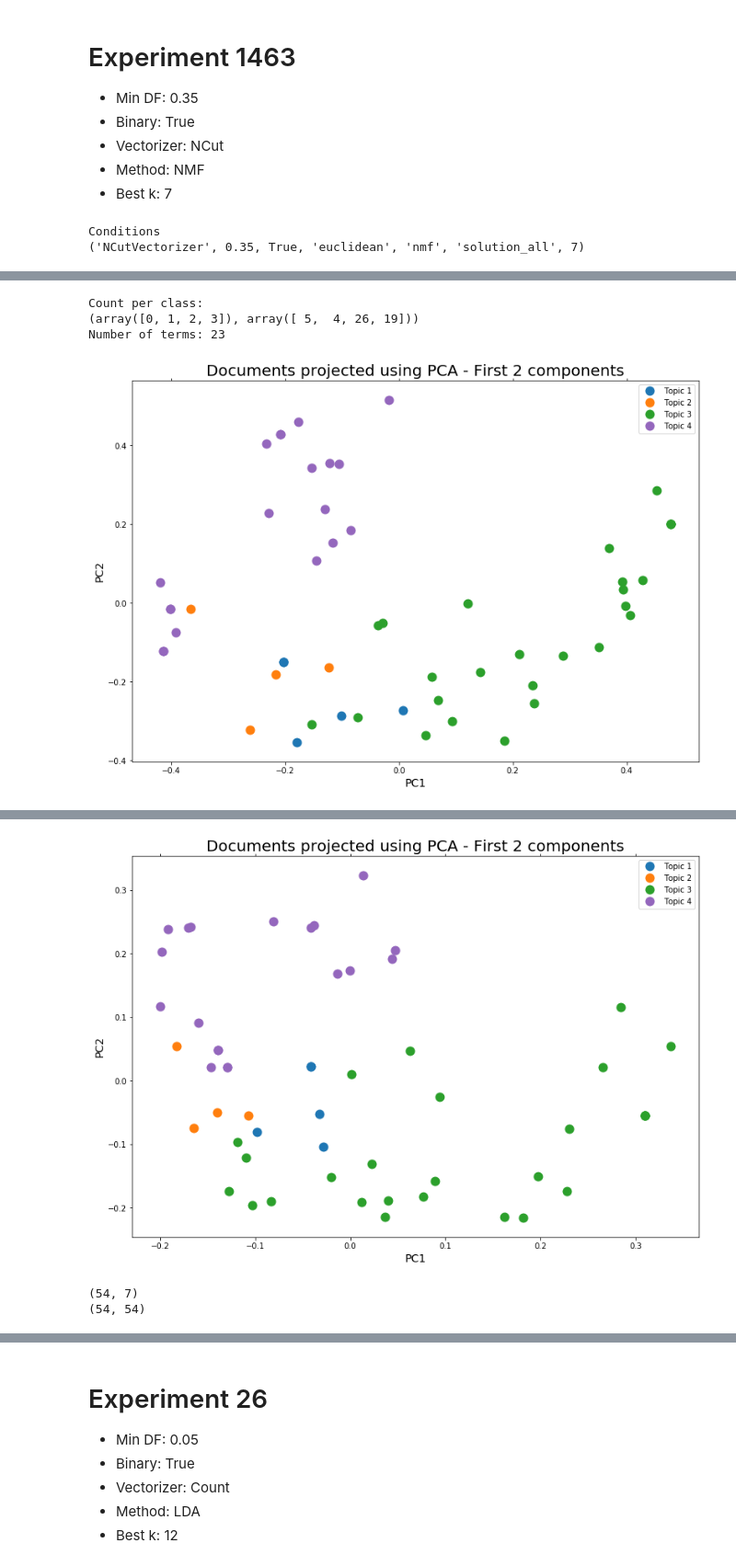
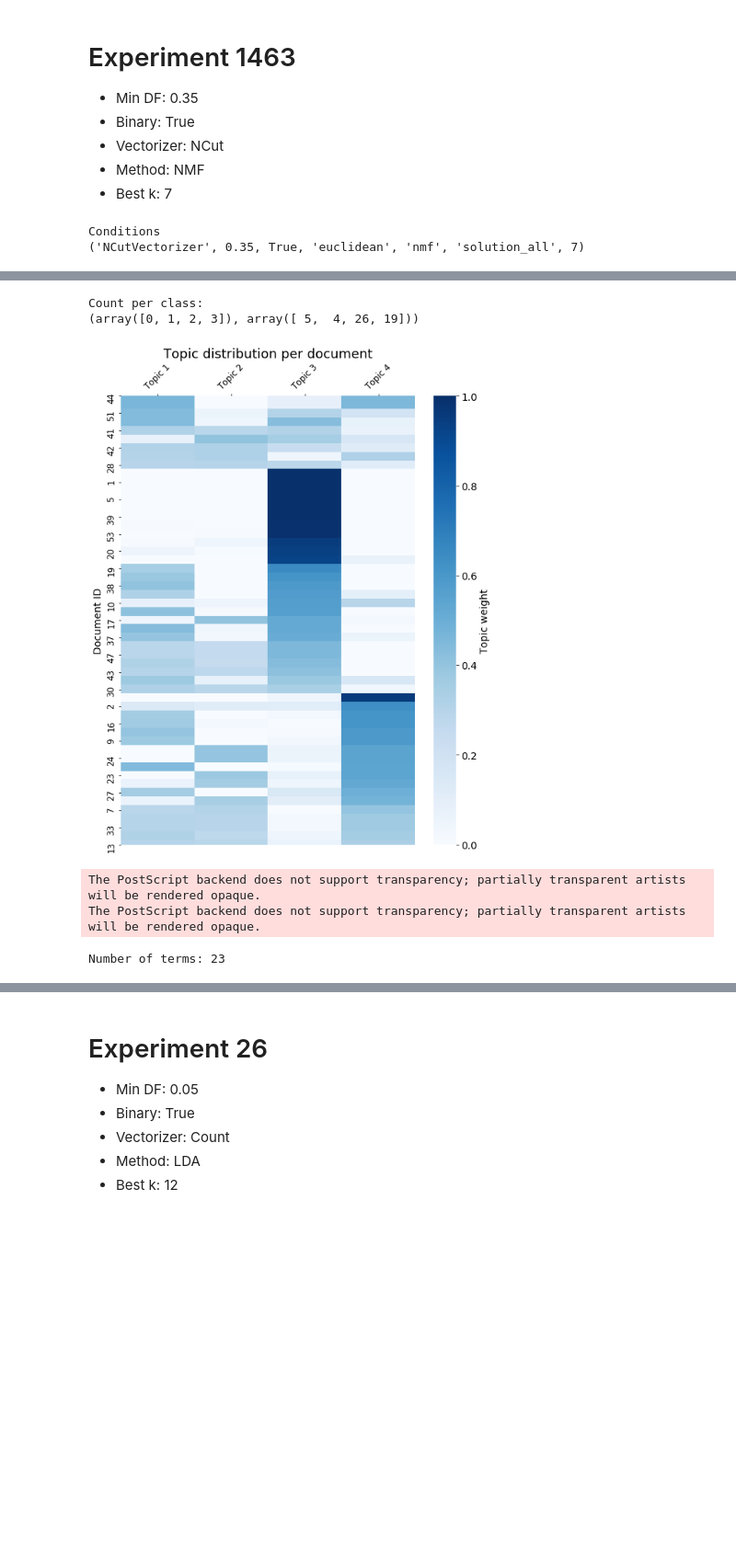
Before and after one commit to MachineTeachingEdu/machine-teaching, a Jupyter notebook: machineteaching/Analyzing BEST solutions 2019_01_01.ipynb, the cells around one changed output, grey strips where cells are left out. Shown at 92% size. Drawn from its saved outputs; the diff is of its cells as text; code cells hidden in the pictures; blank space fills up the shorter version.

```diff
--- a/machineteaching/Analyzing BEST solutions 2019_01_01.ipynb
+++ b/machineteaching/Analyzing BEST solutions 2019_01_01.ipynb
@@ -141,23 +142,23 @@ def plot_reduction(clustering, method, exp_id):
     handler.plot(show_clusters=True, savefig='problems_20190101_%s_%s_exp_%s_%s_pca' % (method, clustering.seed,
                                                                                          exp_id, clustering.k))
 
-    # Reduce using SVD
-    handler.reduce_svd(solution_sample)
-#     print(handler.seed)
-    handler.plot(show_clusters=True, savefig='problems_20190101_%s_%s_exp_%s_%s_svd' % (method, clustering.seed,
-                                                                                         exp_id, clustering.k))
+#     # Reduce using SVD
+#     handler.reduce_svd(solution_sample)
+# #     print(handler.seed)
+#     handler.plot(show_clusters=True, savefig='problems_20190101_%s_%s_exp_%s_%s_svd' % (method, clustering.seed,
+#                                                                                          exp_id, clustering.k))
 
-    # Reduce using TSNE
-    handler.reduce_tsne(solution_sample)
-#     print(handler.seed)
-    handler.plot(show_clusters=True, savefig='problems_20190101_%s_%s_exp_%s_%s_tsne' % (method, clustering.seed,
-                                                                                         exp_id, clustering.k))
+#     # Reduce using TSNE
+#     handler.reduce_tsne(solution_sample)
+# #     print(handler.seed)
+#     handler.plot(show_clusters=True, savefig='problems_20190101_%s_%s_exp_%s_%s_tsne' % (method, clustering.seed,
+#                                                                                          exp_id, clustering.k))
 
-    # Reduce using MDS
-    handler.reduce_mds(solution_sample)
-#     print(handler.seed)
-    handler.plot(show_clusters=True, savefig='problems_20190101_%s_%s_exp_%s_%s_mds' % (method, clustering.seed,
-                                                                                         exp_id, clustering.k))
+#     # Reduce using MDS
+#     handler.reduce_mds(solution_sample)
+# #     print(handler.seed)
+#     handler.plot(show_clusters=True, savefig='problems_20190101_%s_%s_exp_%s_%s_mds' % (method, clustering.seed,
+#                                                                                          exp_id, clustering.k))
 
     sample = handler.X
     y = clustering.document_topic.argmax(axis=1)
@@ -378,11 +379,17 @@ exp_id = 1463
 where_items = get_where_items(exp_id)
 print("Conditions")
 print(where_items[0][0:7])
-
 clustering, method, feature_names, model = analyze(solutions, where_items, exp_id)
+document_topic = clustering.document_topic
+savefig='problems_20190101_%s_%s_exp_%s_%s_document_topic_distribution_reduced' % (method, clustering.seed,
+                                                                                   exp_id, clustering.k)
+clustering.plot_topic_distribution(document_topic=document_topic[:,range(4)],
+                                   title="Topic distribution per document",
+                                   ylabel="Document ID", savefig=savefig, cmap='Blues',
+                                   topics=["Topic %d" % i for i in range(1,5)])
 print("Number of terms: %d" % clustering.X.shape[1])
 sample, y = plot_reduction(clustering, method, exp_id)
-pdf(sample, y, clustering, method, exp_id)
+# pdf(sample, y, clustering, method, exp_id)
 plot_words_per_topic(clustering, feature_names, exp_id, size=200, figsize=(8,12), mark_exclusive=True, topics=range(4))
 print_top_words(clustering.model, feature_names, 10)
 panel = LDAvis(solutions, where_items, model, R=30)
@@ -394,4 +401,6 @@ Conditions
 Count per class:
 (array([0, 1, 2, 3]), array([ 5,  4, 26, 19]))
-Number of terms: 23
-[figure, old version]
+[figure, new version]
+The PostScript backend does not support transparency; partially transparent artists will be rendered opaque.
+The PostScript backend does not support transparency; partially transparent artists will be rendered opaque.
+Number of terms: 23
@@ -400,3 +425,0 @@ Number of terms: 23
-[figure, removed]
-(54, 7)
-(54, 54)
```
Also changed, not shown: parts of 6 cells of this notebook, 2 other files.
